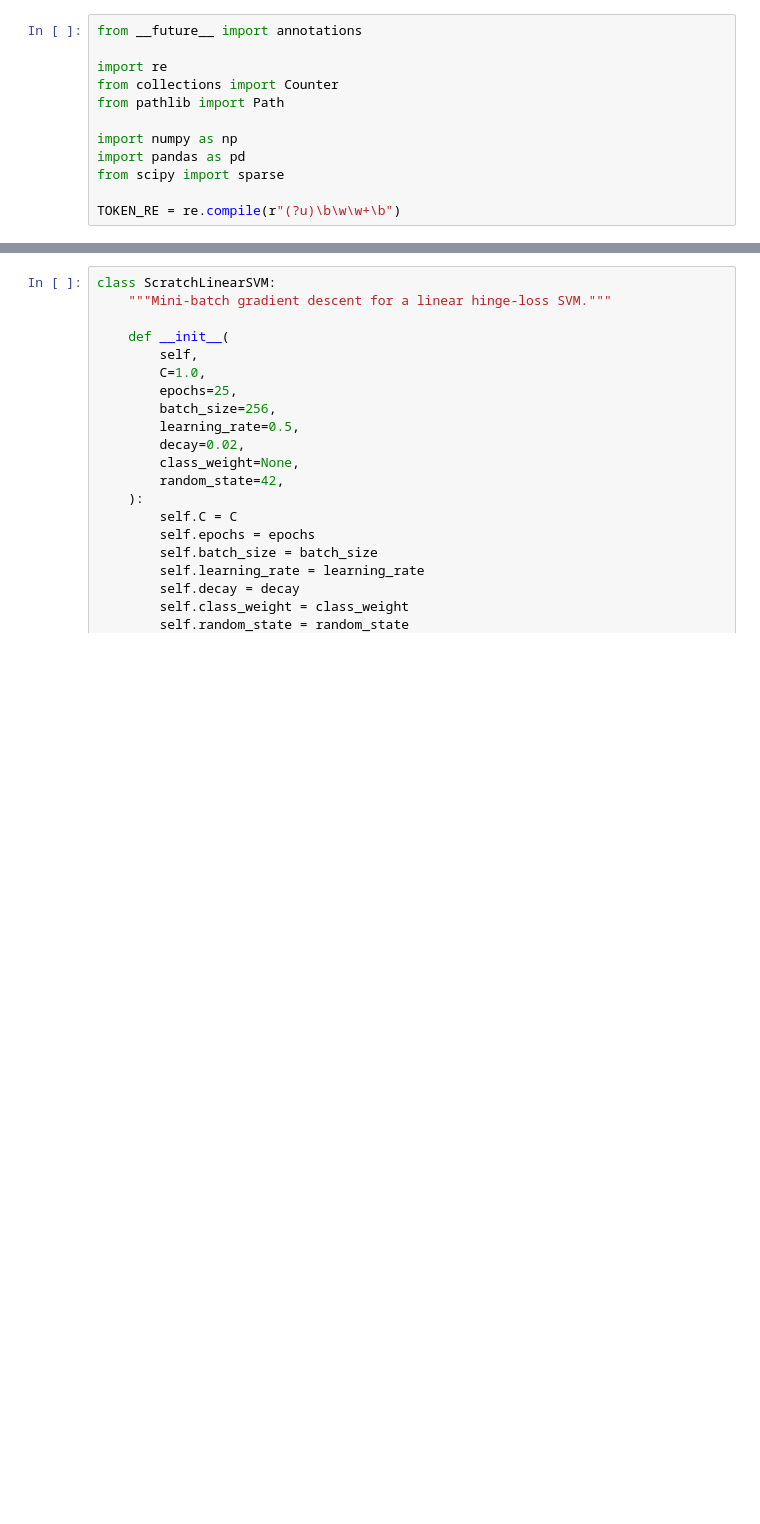
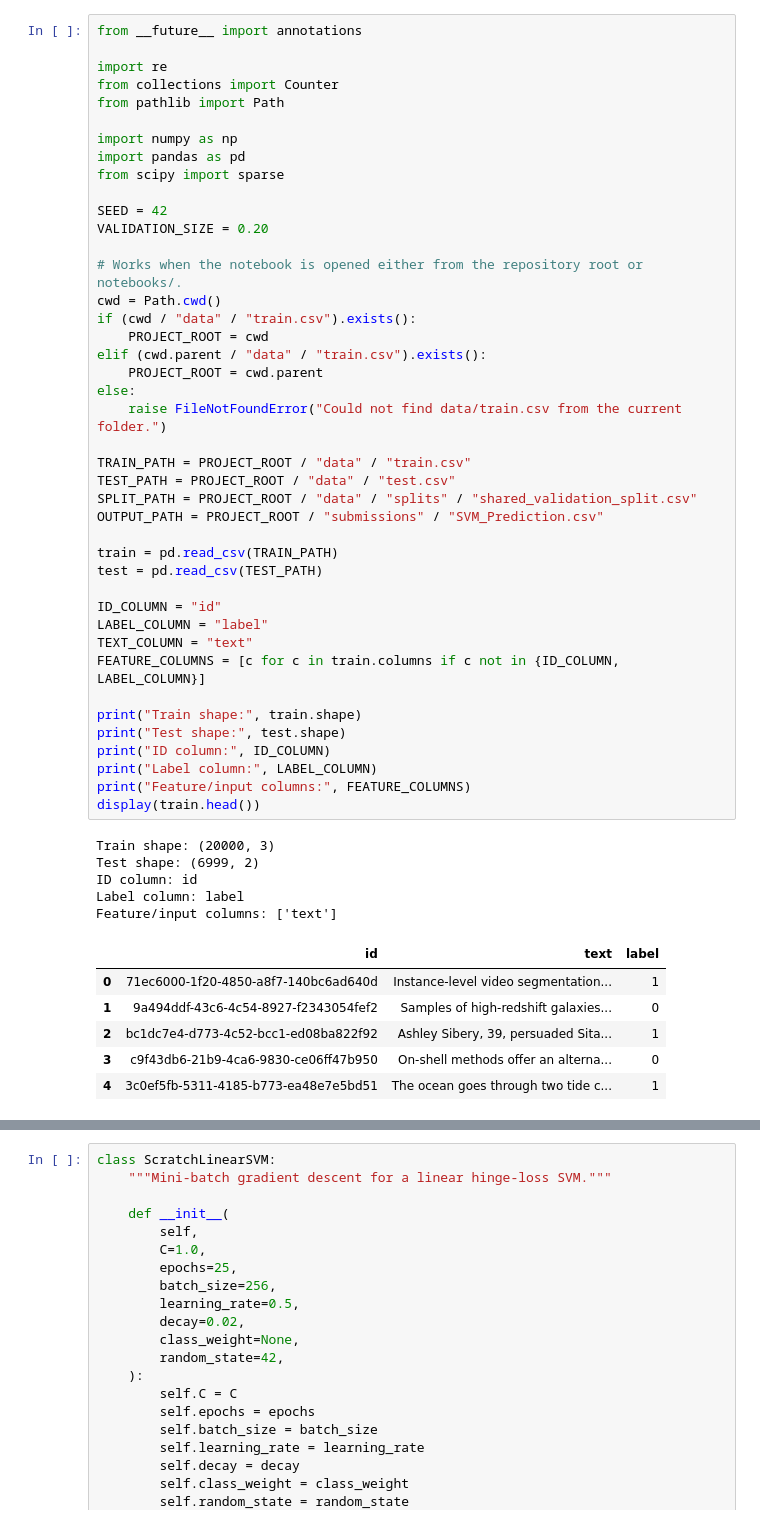
Before and after one commit to lav-22/TheHomiesML, a Jupyter notebook: notebooks/linear_svm_from_scratch.ipynb, the cells around one changed output, grey strips where cells are left out. Cells and saved outputs as stored; diff of their text form; blank space fills up the shorter version.

```diff
--- a/notebooks/linear_svm_from_scratch.ipynb
+++ b/notebooks/linear_svm_from_scratch.ipynb
@@ -1,13 +1,55 @@
 # %%
 from __future__ import annotations
 
 import re
 from collections import Counter
 from pathlib import Path
 
 import numpy as np
 import pandas as pd
 from scipy import sparse
 
-TOKEN_RE = re.compile(r"(?u)\b\w\w+\b")
+SEED = 42
+VALIDATION_SIZE = 0.20
+
+# Works when the notebook is opened either from the repository root or notebooks/.
+cwd = Path.cwd()
+if (cwd / "data" / "train.csv").exists():
+    PROJECT_ROOT = cwd
+elif (cwd.parent / "data" / "train.csv").exists():
+    PROJECT_ROOT = cwd.parent
+else:
+    raise FileNotFoundError("Could not find data/train.csv from the current folder.")
+
+TRAIN_PATH = PROJECT_ROOT / "data" / "train.csv"
+TEST_PATH = PROJECT_ROOT / "data" / "test.csv"
+SPLIT_PATH = PROJECT_ROOT / "data" / "splits" / "shared_validation_split.csv"
+OUTPUT_PATH = PROJECT_ROOT / "submissions" / "SVM_Prediction.csv"
+
+train = pd.read_csv(TRAIN_PATH)
+test = pd.read_csv(TEST_PATH)
+
+ID_COLUMN = "id"
+LABEL_COLUMN = "label"
+TEXT_COLUMN = "text"
+FEATURE_COLUMNS = [c for c in train.columns if c not in {ID_COLUMN, LABEL_COLUMN}]
+
+print("Train shape:", train.shape)
+print("Test shape:", test.shape)
+print("ID column:", ID_COLUMN)
+print("Label column:", LABEL_COLUMN)
+print("Feature/input columns:", FEATURE_COLUMNS)
+display(train.head())
+# %% [output]
+Train shape: (20000, 3)
+Test shape: (6999, 2)
+ID column: id
+Label column: label
+Feature/input columns: ['text']
+|  | id | text | label |
+| 0 | 71ec6000-1f20-4850-a8f7-140bc6ad640d | Instance-level video segmentation... | 1 |
+| 1 | 9a494ddf-43c6-4c54-8927-f2343054fef2 | Samples of high-redshift galaxies... | 0 |
+| 2 | bc1dc7e4-d773-4c52-bcc1-ed08ba822f92 | Ashley Sibery, 39, persuaded Sita... | 1 |
+| 3 | c9f43db6-21b9-4ca6-9830-ce06ff47b950 | On-shell methods offer an alterna... | 0 |
+| 4 | 3c0ef5fb-5311-4185-b773-ea48e7e5bd51 | The ocean goes through two tide c... | 1 |
 # %%
```
Also changed, not shown: parts of 13 cells of this notebook, 1 other file.
